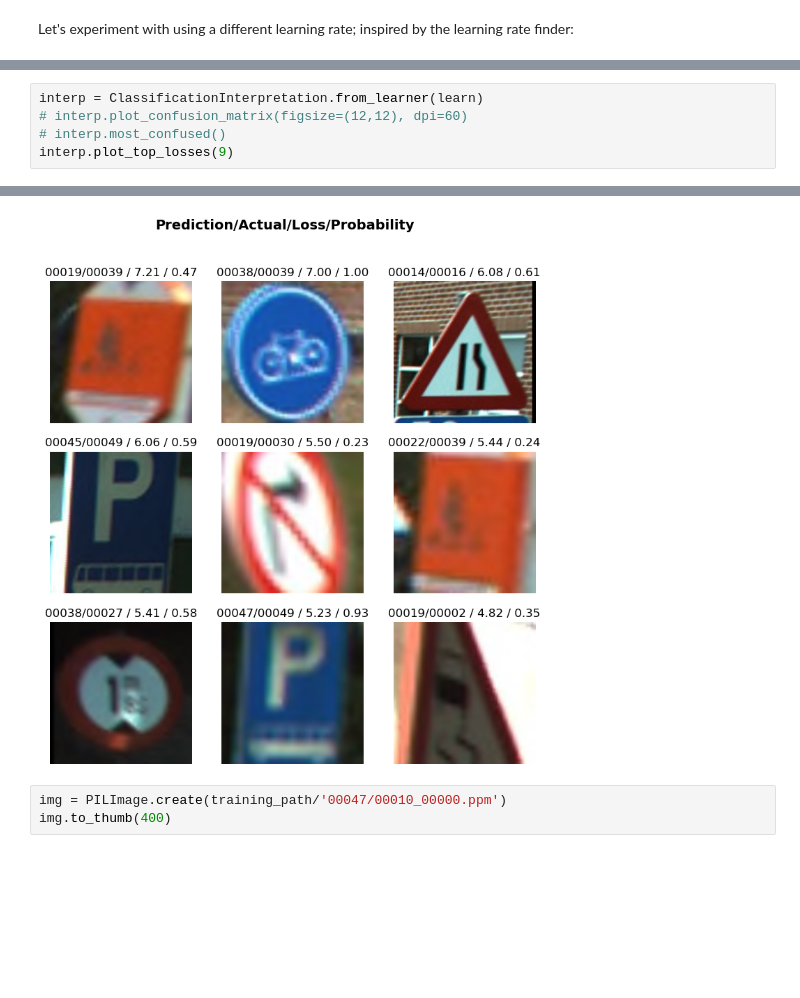
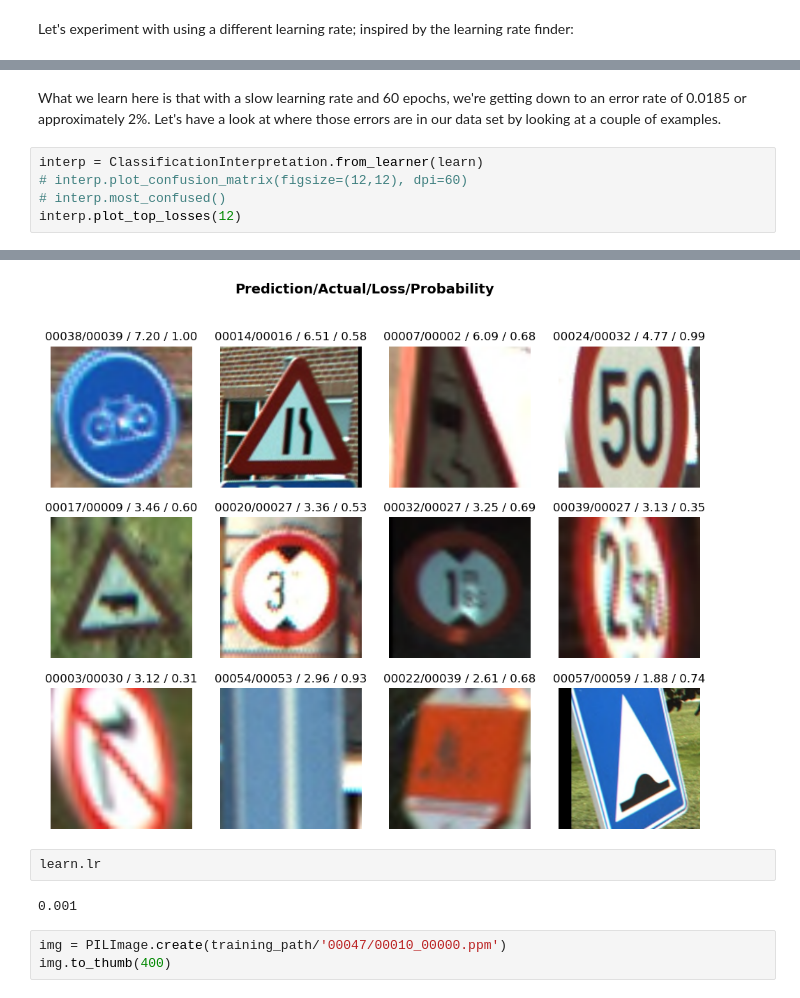
Before and after one commit to xstof/xstofai, a Jupyter notebook: nbs/traffic-sign-recognition.ipynb, the cells around one changed output, grey strips where cells are left out. Cells and saved outputs as stored; diff of their text form; blank space fills up the shorter version.

```diff
--- a/nbs/traffic-sign-recognition.ipynb
+++ b/nbs/traffic-sign-recognition.ipynb
@@ -106,12 +107,18 @@ learn.recorder.plot_loss()
+# %% [markdown]
+What we learn here is that with a slow learning rate and 60 epochs, we're getting down to an error rate of 0.0185 or approximately 2%.  Let's have a look at where those errors are in our data set by looking at a couple of examples.
 # %%
 interp = ClassificationInterpretation.from_learner(learn)
 # interp.plot_confusion_matrix(figsize=(12,12), dpi=60)
 # interp.most_confused()
-interp.plot_top_losses(9)
+interp.plot_top_losses(12)
 # %% [output]
 [interactive output not drawn]
 [interactive output not drawn]
-[figure, old version]
+[figure, new version]
+# %%
+learn.lr
+# %% [output]
+0.001
 # %%
 img = PILImage.create(training_path/'00047/00010_00000.ppm')
 img.to_thumb(400)
```
Also changed, not shown: parts of 7 cells of this notebook.
